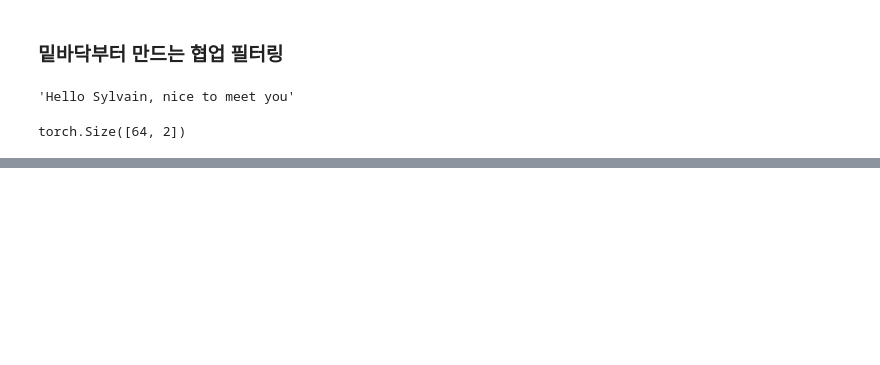
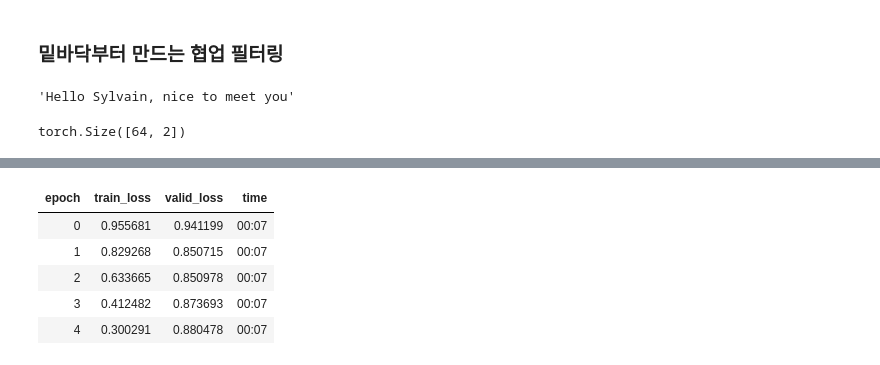
Before and after one commit to chw8207/fastai_pytorch, a Jupyter notebook: 협업필터링.ipynb, the cells around one changed output, grey strips where cells are left out. Cells and saved outputs as stored; diff of their text form; code cells hidden in the pictures; blank space fills up the shorter version.

```diff
--- a/협업필터링.ipynb
+++ b/협업필터링.ipynb
@@ -168,0 +207,27 @@ torch.Size([64, 2])
+# %%
+# 모델 수정하기(편향도 고려)
+class DotProduct(Module) :
+  def __init__(self, n_users, n_movies, n_factors, y_range=(0,5.5)) :
+    self.user_factors = Embedding(n_users, n_factors)
+    self.user_bias = Embedding(n_users, 1)
+    self.movie_factors = Embedding(n_movies, n_factors)
+    self.movie_bias = Embedding(n_movies, 1)
+    self.y_range = y_range
+
+  def forward(self, x) :
+    users = self.user_factors(x[:,0])
+    movies = self.movie_factors(x[:,1])
+    res = (users*movies).sum(dim=1, keepdim=True)
+    res += self.user_bias(x[:,0]) + self.movie_bias(x[:,1])
+    return sigmoid_range(res, *self.y_range)
+
+model = DotProduct(n_users, n_movies, 50)
+learn = Learner(dls, model, loss_func=MSELossFlat())
+learn.fit_one_cycle(5, 5e-3)
+# %% [output]
+| epoch | train_loss | valid_loss | time |
+| 0 | 0.955681 | 0.941199 | 00:07 |
+| 1 | 0.829268 | 0.850715 | 00:07 |
+| 2 | 0.633665 | 0.850978 | 00:07 |
+| 3 | 0.412482 | 0.873693 | 00:07 |
+| 4 | 0.300291 | 0.880478 | 00:07 |
```
Also changed, not shown: parts of 11 cells of this notebook.
